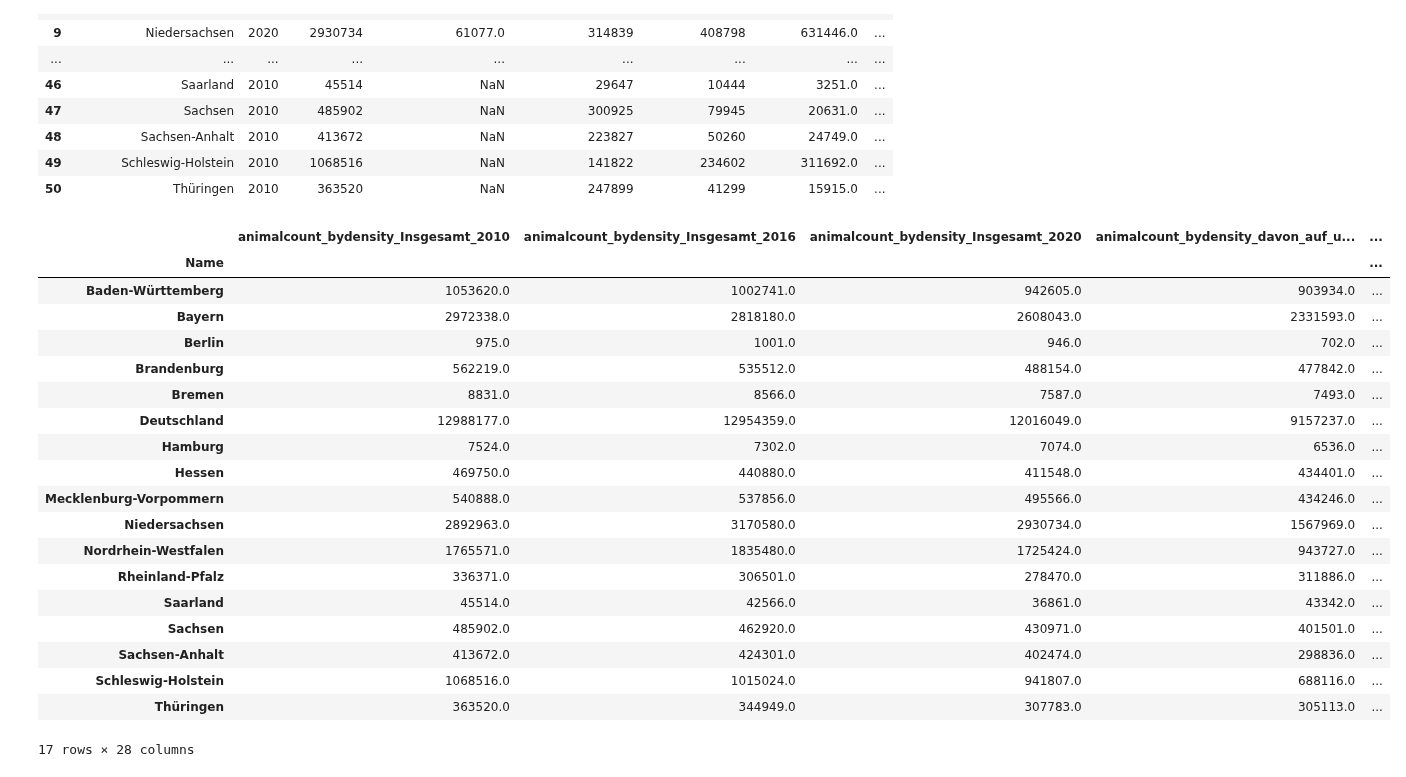
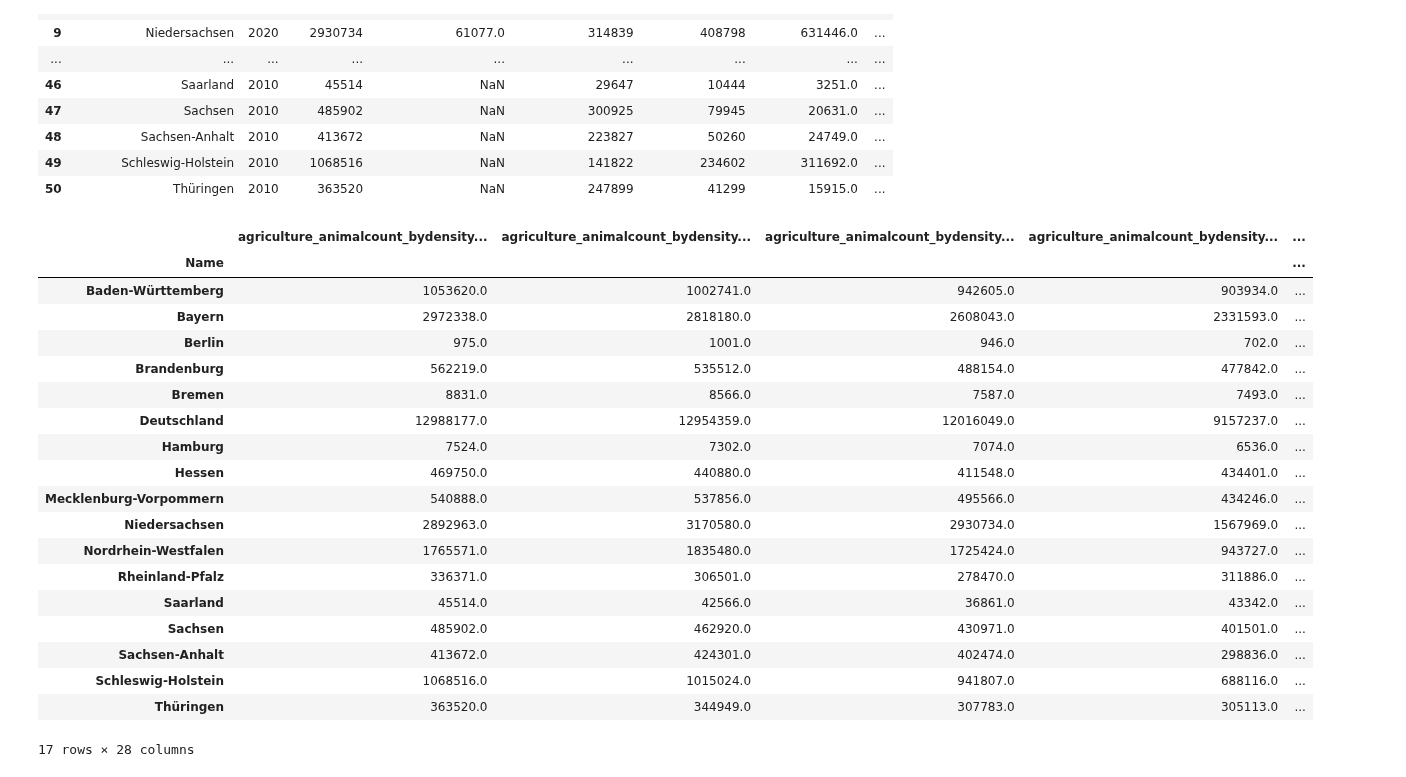
Before and after one commit to uclab-potsdam/klimataz, a Jupyter notebook: agriculture/final_data_agriculture_bundesland.ipynb, the cells around one changed output. Saved outputs shown, nothing was run; the diff lists cells and outputs as text; code cells hidden in the pictures.

Commit message:
added section as column prefix

```diff
--- a/agriculture/final_data_agriculture_bundesland.ipynb
+++ b/agriculture/final_data_agriculture_bundesland.ipynb
@@ -123,24 +123,24 @@ bd_df
 # %%
 #change year column to string to facilitate renaming columns after second pivot
 bd_df['Jahr'] = bd_df['Jahr'].astype(str)
 
 #pivot column to have regions as rows and indicators and years as columns
 pt_df = bd_df.pivot(index=['Name'],columns=['Jahr'],values=['Insgesamt','davon_auf_unter_2_0_GV_ha', 'davon_Ökolandbau', 'Unter_1_0_GV_ha',
        '1_0-1_5_GV_ha', '1_5-2_0_GV_ha', '2_0-2_5_GV_ha', '2_5-5_0_GV_ha',
        '5_0_und_mehr_GV_ha'])
 
 #collapse levels of column names and join energy type to year
 pt_df.columns = pt_df.columns.map('_'.join)
 
 #prepend columns with indicator name
-pt_df=pt_df.add_prefix('animalcount_bydensity_')
+pt_df=pt_df.add_prefix('agriculture_animalcount_bydensity_')
 
 #add AGS ids from the regions dictionary using the region names
 pt_df['AGS']=pt_df.index.map(regions)
 
 pt_df
 # %% [output]
-|  | animalcount_bydensity_Insgesamt_2010 | animalcount_bydensity_Insgesamt_2016 | animalcount_bydensity_Insgesamt_2020 | animalcount_bydensity_davon_auf_u... | ... |
+|  | agriculture_animalcount_bydensity... | agriculture_animalcount_bydensity... | agriculture_animalcount_bydensity... | agriculture_animalcount_bydensity... | ... |
 | Name |  |  |  |  | ... |
 | Baden-Württemberg | 1053620.0 | 1002741.0 | 942605.0 | 903934.0 | ... |
 | Bayern | 2972338.0 | 2818180.0 | 2608043.0 | 2331593.0 | ... |
```
Also changed, not shown: parts of 1 cell of this notebook, 5 other files.
